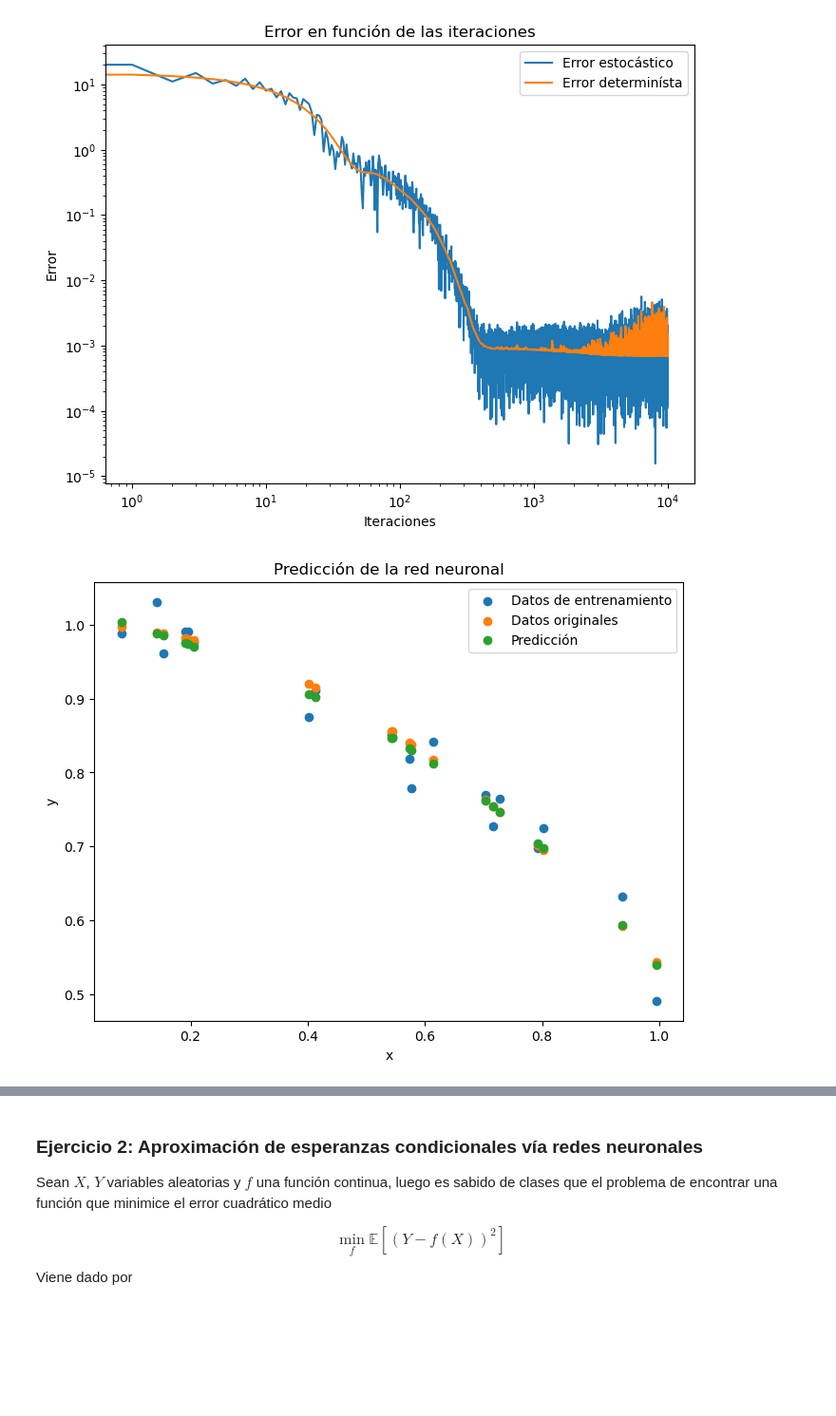
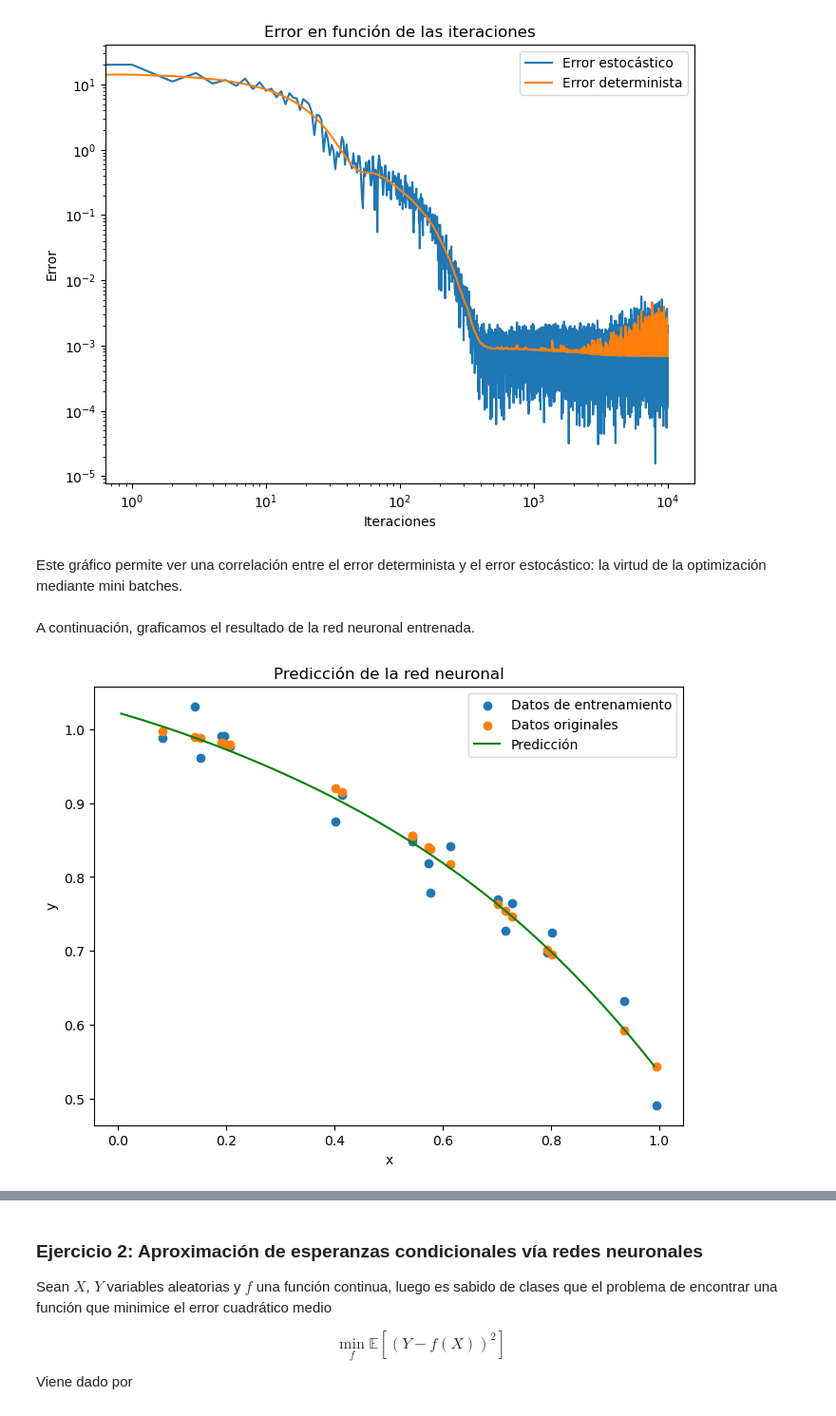
Before and after one commit to Sebastijo/Topicos-Matematicos-en-ML-y-DL, a Jupyter notebook: Tarea 2 - DeepONets/submission/Enunciado_Tarea_2.ipynb, the cells around one changed output, grey strips where cells are left out. Shown at 95% size. Drawn from its saved outputs; the diff is of its cells as text; code cells hidden in the pictures; blank space fills up the shorter version.

Commit message:
P1 completada y lista para entregar.
Se agregó un video del entrenamiento de la red neuronal, se agregaron comentarios, se corrigió ortografía y se aplicó black formatter.

```diff
--- a/Tarea 2 - DeepONets/submission/Enunciado_Tarea_2.ipynb
+++ b/Tarea 2 - DeepONets/submission/Enunciado_Tarea_2.ipynb
@@ -101,14 +113,15 @@ def net(params: np.array, x: np.array, sigma: callable = np.tanh) -> np.array:
 
     En la capa de entrada, se aplica la función de activación tangente hiperbólica compuesta con la función afín
     Wa*x + ba, donde Wa son los primeros batch_size parámetros de params y ba los siguientes batch_size.
-    De la segunda capa a la salida, se aplica la función afín Wb*x + bb (sin acivación), donde Wb son los siguientes batch_size parámetros
-    de params, después de haber asignado Wa y ba, y bb es el último parametro.
+    De la segunda capa a la salida, se aplica la función afín Wb*x + bb (sin activación), donde Wb son los siguientes batch_size parámetros
+    de params, después de haber asignado Wa y ba, y bb es el último parámetro.
 
     Se aplica esta red a cada dato de x.
 
     Args:
         params (np.array): Parámetros de la red neuronal.
         x (np.array): Datos de entrada de la red neuronal.
+        sigma (callable): Función de activación. (Defaults: np.tanh)
 
     Returns:
         np.array: Datos de salida de la red neuronal.
@@ -185,7 +202,7 @@ def loss(
     batch_size: int = Ndata,
 ) -> float:
     """
-    Función que toma un np.array de parametros para la red neuronal, y un np.array de datos x e y, y calcula el error cuadrático medio
+    Función que toma un np.array de parámetros para la red neuronal, y un np.array de datos x e y, y calcula el error cuadrático medio
     de la red neuronal con los datos x e y, utilizando un batch de tamaño batch_size.
 
     Args:
@@ -223,7 +240,7 @@ def loss(
     x = np.squeeze(x)
     y = np.squeeze(y)
 
-    # Elejimos un batch aleatorio con probabilidad uniforme sobre x, sin substitucion
+    # Elegimos un batch aleatorio con probabilidad uniforme sobre x, sin substitución
     indices = np.random.choice(len(x), size=batch_size, replace=False)
     x_batch = x[indices]
 
@@ -234,6 +251,3 @@ def loss(
     MSE = np.mean((y[indices] - y_batch) ** 2)
 
     return MSE
-
-
-loss(params)
@@ -379,7 +409,7 @@ def ADAM(
     min_error: float = 0.0,
 ) -> np.array:
     """
-    Función que recibe un np.array de parametros iniciales, una función de costo, y los hiperparámetros alpha, beta1, beta2 y eps
+    Función que recibe un np.array de parámetros iniciales, una función de costo, y los hiperparámetros alpha, beta1, beta2 y eps
     para el optimizador ADAM, y retorna un np.array de parámetros optimizados para la función de costo f.
 
     Args:
@@ -421,8 +451,8 @@ def ADAM(
     assert isinstance(max_iter, int), "max_iter debe ser un int"
     assert isinstance(min_error, float), "min_error debe ser un punto flotante"
     assert alpha > 0, "alpha debe ser positivo"
-    assert 0<=beta1 and beta1<1, "beta1 debe ser un no negativo menor que 1"
-    assert 0<=beta2 and beta2<1, "beta2 debe ser un no negativo menor que 1"
+    assert 0 <= beta1 and beta1 < 1, "beta1 debe ser un no negativo menor que 1"
+    assert 0 <= beta2 and beta2 < 1, "beta2 debe ser un no negativo menor que 1"
     assert eps > 0, "eps debe ser positivo"
     assert max_iter > 0, "max_iter debe ser positivo"
     assert min_error >= 0, "min_error debe ser no negativo"
@@ -459,4 +489,4 @@ def ADAM(
             params[-1] - alpha * m_hat[-1] / (np.sqrt(v_hat[-1]) + eps)
         )  # Actualizamos los parámetros
 
-    return params  # Parametros resultante
+    return params  # Parámetros resultante
@@ -485,18 +519,36 @@ plt.legend()
 plt.show()
 # %% [output]
 [figure]
+# %% [markdown]
+Este gráfico permite ver una correlación entre el error determinista y el error estocástico: la virtud de la optimización mediante mini batches.
+# %% [markdown]
+A continuación, graficamos el resultado de la red neuronal entrenada.
 # %%
-x_test = x_train
+x_test = np.random.random((xdim, 300))
+
+sorted_indices = np.argsort(x_test.flatten())
+x_test = x_test.flatten()[sorted_indices]
+
+
 y = net(params_opt[-1], x_test)
 
+
 plt.figure(figsize=(8, 6))
+
 plt.scatter(x_train.flatten(), y_train.flatten(), label="Datos de entrenamiento")
+
 plt.scatter(x_train.flatten(), f_true(x_train).flatten(), label="Datos originales")
-plt.scatter(x_test.flatten(), y.flatten(), label="Predicción")
+
+plt.plot(x_test.flatten(), y.flatten(), color="green", label="Predicción")
+
 plt.xlabel("x")
+
 plt.ylabel("y")
+
 plt.title("Predicción de la red neuronal")
+
 plt.legend()
+
 plt.show()
 # %% [output]
-[figure, old version]
+[figure, new version]
```
Also changed, not shown: parts of 31 cells of this notebook, 1 other file.
